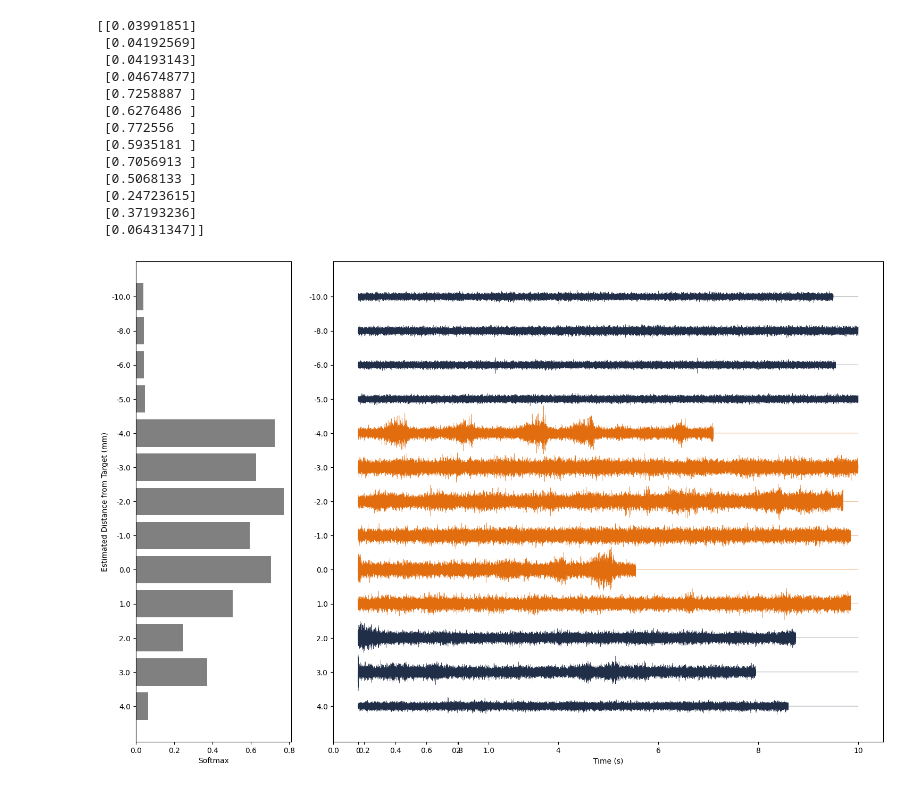
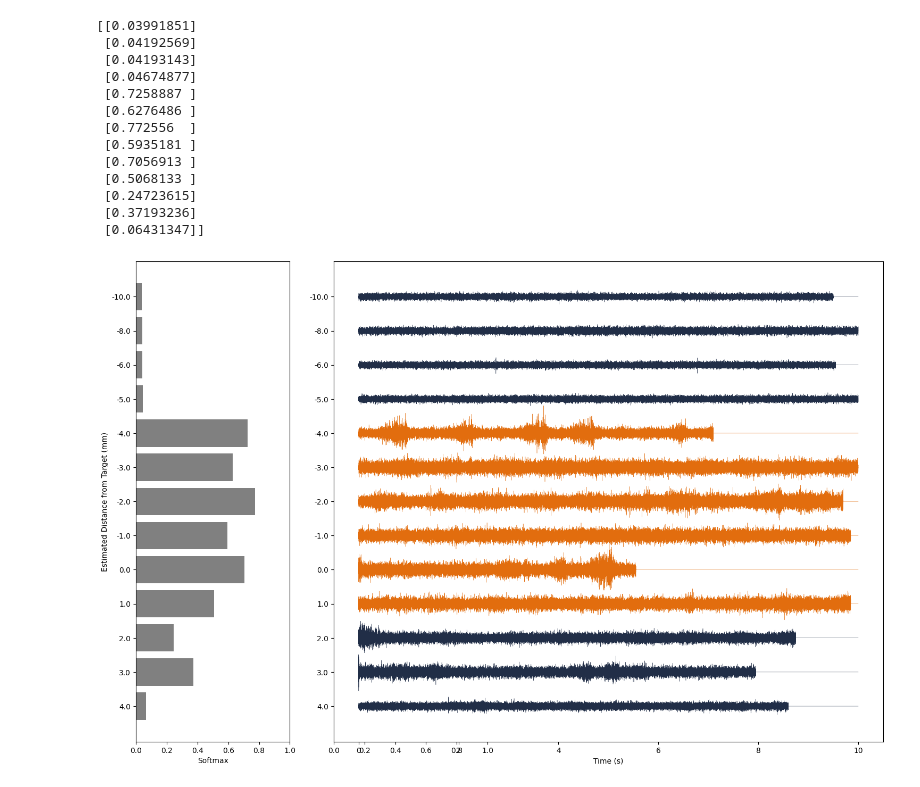
Before and after one commit to Biolab-PoliTO/ML-STIM, a Jupyter notebook: simple_workflow.ipynb, the cells around one changed output. Cells and saved outputs as stored; diff of their text form; code cells hidden in the pictures.

```diff
--- a/simple_workflow.ipynb
+++ b/simple_workflow.ipynb
@@ -169,31 +169,32 @@ gs = ax[1].get_gridspec()
 for ax_ in ax[2:]:
     ax_.remove()
 axbig = fig.add_subplot(gs[1:], sharey=ax[0])
 
 # Normalize signals with respect to the median standard deviation
 all_signals = clear_data.copy()
 median_std = np.median(np.std(all_signals))
 normalized_signals = [signal / (15*median_std) for signal in all_signals]
 
 ax[0].barh(range(0, -13, -1), predictions.flatten(), color='gray')
 ax[0].set_xlabel('Softmax')
 ax[0].set_ylabel('Estimated Distance from Target (mm)')
 ax[0].set_yticks(-np.arange(len(normalized_signals)))
 ax[0].set_yticklabels(meta['depth']/1000)  # Convert depth to mm
+ax[0].set_xlim(0, 1)
 
 # Define a time vector for plotting
 time_vector = np.arange(len(normalized_signals[0])) / fsamp
 
 for i, signal in enumerate(normalized_signals):
     c = '#212e47'
     if meta.iloc[i]['class'] == 1: c = '#e26d0e'
     axbig.plot(time_vector, signal - i, linewidth=0.3, color=c)  # Offset each signal for clarity
 
 axbig.set_yticks(-np.arange(len(normalized_signals)))
 axbig.set_yticklabels(meta['depth']/1000)  # Convert depth to mm
 axbig.set_xlabel('Time (s)')
 
 fig.tight_layout()
 plt.show()
 # %% [output]
-[figure, old version]
+[figure, new version]
```
